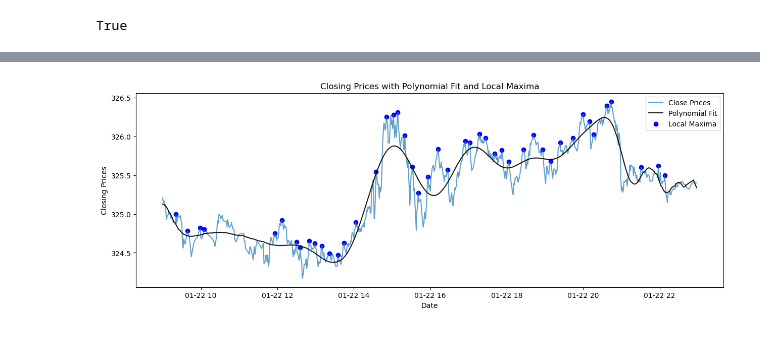
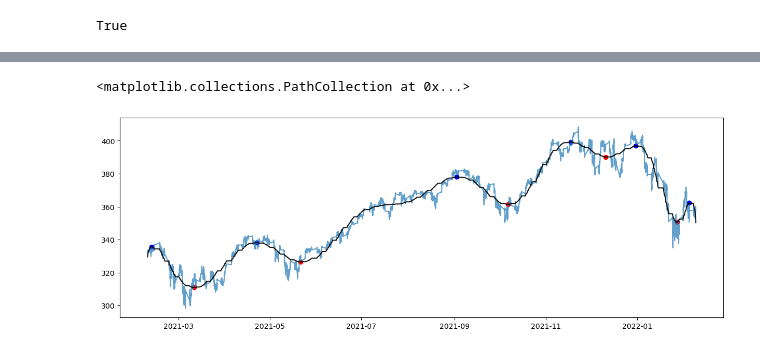
Before and after one commit to dahmadi/TheTrendIsYourFriend, a Jupyter notebook: TrendIsYourFriend.ipynb, the cells around one changed output, grey strips where cells are left out. Drawn from its saved outputs; the diff is of its cells as text; code cells hidden in the pictures.

Commit message:
updated code to most recent version, looking at min/max values

```diff
--- a/TrendIsYourFriend.ipynb
+++ b/TrendIsYourFriend.ipynb
@@ -132,31 +203,19 @@ plt.scatter(updated_ticker_data.index[local_poly_minima], y_polynomial[local_pol
 # %%
-# Plot the stock data, polynomial fit, and local minima and maxima
+# Plot data
+# Plot the stock data and identified minima
+
 plt.figure(figsize=(15, 5))
+plt.plot(stock_data.index, stock_data["close"], label='Close Prices', alpha=0.7)
 
-# Plot the close prices
-min_length = min(len(updated_ticker_data.index), len(updated_ticker_data['close']))
-plt.plot(updated_ticker_data.index[:min_length], updated_ticker_data['close'][:min_length], label='Close Prices', alpha=0.7)
+# # Plot polynomial fit
 
-# Polynomial fit
-x_data = np.arange(min_length)
-polynomial_degree = 100  # Adjust as needed
-polynomial_coefficients = np.polyfit(x_data, updated_ticker_data['close'][:min_length], polynomial_degree)
-y_polynomial = np.polyval(polynomial_coefficients, x_data)
+plt.plot(stock_data.index[:min_length], y_polynomial_close, '-', markersize=1.0, color='black', alpha=0.9, label='Polynomial Fit')
 
-# Plot the polynomial fit
-plt.plot(updated_ticker_data.index[:min_length], y_polynomial, '-', markersize=1.0, color='black', alpha=0.9, label='Polynomial Fit')
+# # Plot red dots at local minima and blue dots at local maxima
 
-# Find local maxima indices using scipy's argrelextrema
-maxima_indices = argrelextrema(updated_ticker_data['close'].values[:min_length], np.greater, order=5)[0]
-
-# Plot blue dots at local maxima
-plt.scatter(updated_ticker_data.index[maxima_indices], updated_ticker_data['close'].iloc[maxima_indices], color='blue', label='Local Maxima')
-
-plt.title('Closing Prices with Polynomial Fit and Local Maxima')
-plt.xlabel('Date')
-plt.ylabel('Closing Prices')
-plt.legend()
-plt.show()
+plt.scatter(stock_data.index[local_poly_minima], y_polynomial_close[local_poly_minima], color='red', label='Local Minima')
+plt.scatter(stock_data.index[local_poly_maxima],y_polynomial_close[local_poly_maxima], color="blue", label = "Local Maxima")
 # %% [output]
+<matplotlib.collections.PathCollection at 0x...>
-[figure, old version]
+[figure, new version]
 # %%
```
Also changed, not shown: parts of 24 cells of this notebook.
